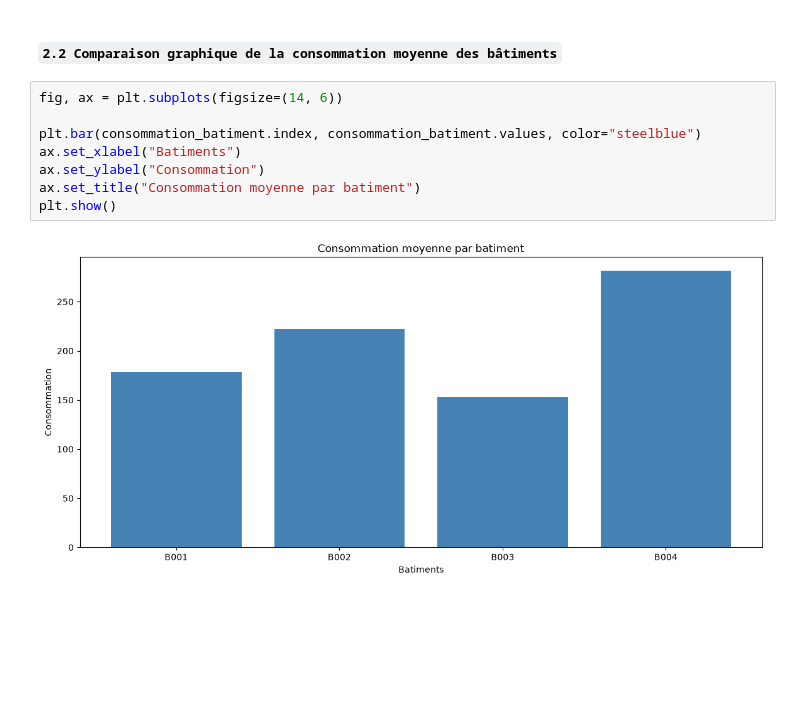
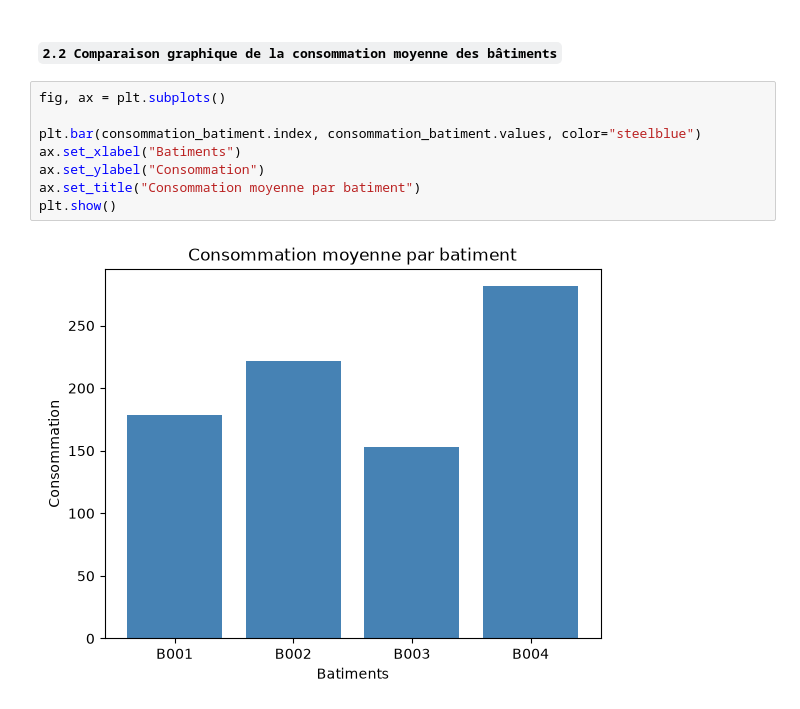
Before and after one commit to Alassanee/atelier_matplotlib_iot, a Jupyter notebook: notebook/atelier_matplotlib_iot.ipynb, the cells around one changed output. Saved outputs shown, nothing was run; the diff lists cells and outputs as text; blank space fills up the shorter version.

Commit message:
Partie 2 – Diagramme en barres (Bar Chart) (suite)

```diff
--- a/notebook/atelier_matplotlib_iot.ipynb
+++ b/notebook/atelier_matplotlib_iot.ipynb
@@ -55,12 +55,12 @@ Name: consommation, dtype: float64
 # %% [markdown]
 #### `2.2 Comparaison graphique de la consommation moyenne des bâtiments`
 # %%
-fig, ax = plt.subplots(figsize=(14, 6))
+fig, ax = plt.subplots()
 
 plt.bar(consommation_batiment.index, consommation_batiment.values, color="steelblue")
 ax.set_xlabel("Batiments")
 ax.set_ylabel("Consommation")
 ax.set_title("Consommation moyenne par batiment")
 plt.show()
 # %% [output]
-[figure, old version]
+[figure, new version]
```
Also changed, not shown: parts of 4 cells of this notebook.
